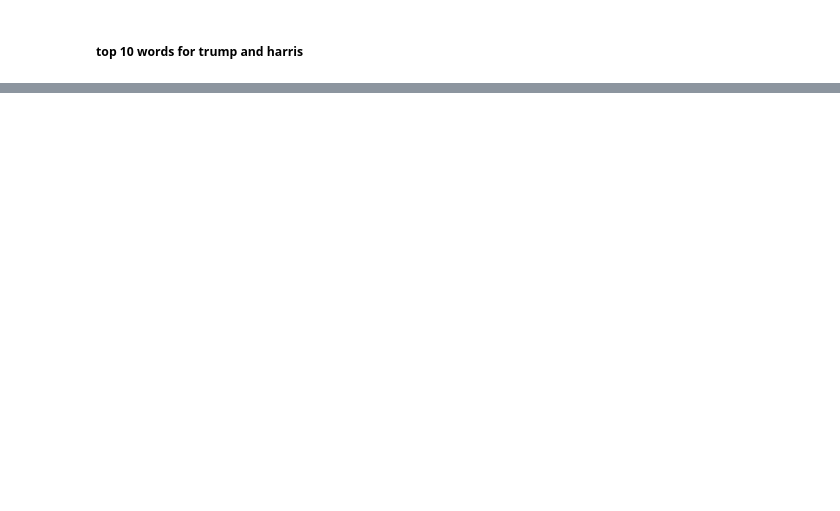
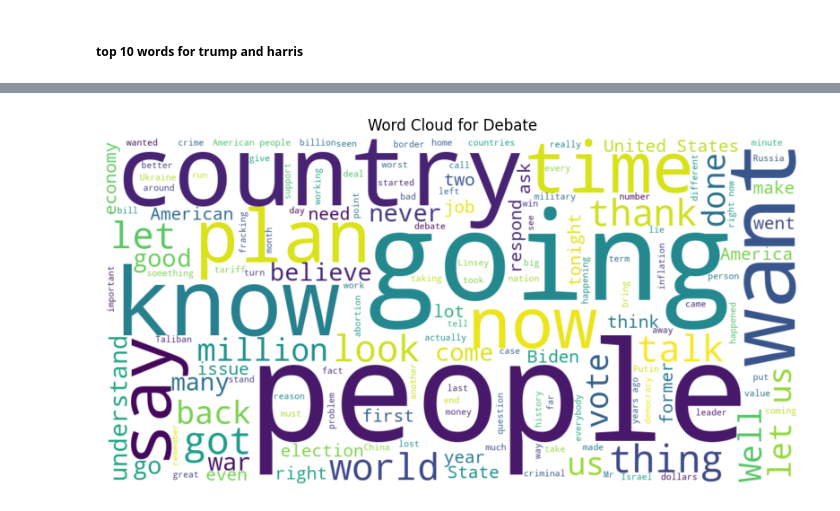
Before and after one commit to soham-bhagwat/Data-Analysis-EDA, a Jupyter notebook: presidential_debate.ipynb, the cells around one changed output, grey strips where cells are left out. Cells and saved outputs as stored; diff of their text form; code cells hidden in the pictures; blank space fills up the shorter version.

```diff
--- a/presidential_debate.ipynb
+++ b/presidential_debate.ipynb
@@ -601,0 +490,62 @@ Top 10 adjectives for Harris:
+# %%
+import re
+import matplotlib.pyplot as plt
+from wordcloud import WordCloud, STOPWORDS
+from PIL import Image
+import numpy as np
+import contractions  # Ensure you have this library installed
+
+# Define stopwords and add custom stopwords
+stopwords = set(STOPWORDS)
+custom_stopwords = {'said', 'one', 'will','President','HARRIS','DAVIS','MUIR','LINDSEY','Donald','president','Trump','Harris','Vice','David'}  # Add any other common words you want to exclude
+stopwords.update(custom_stopwords)
+
+# Function to read text from a file
+def read_text(file_path):
+    with open(file_path, 'r', encoding='utf-8') as file:
+        return file.read()
+
+# Function to expand contractions
+def expand_contractions(text):
+    return contractions.fix(text)
+
+# Function to generate and plot word cloud with a custom image as background (optional)
+def plot_wordcloud(text, background_image_path=None, title='Word Cloud'):
+    # Load the background image if provided
+
+    # Create the word cloud object
+    wordcloud = WordCloud(
+        background_color='white',
+        contour_color='black',
+        contour_width=1,
+        stopwords=stopwords,
+        max_words=500,
+        max_font_size=80,
+        scale=3,
+        random_state=1
+    ).generate(text)
+
+    # Plot the word cloud
+    plt.figure(figsize=(10, 10))
+    plt.imshow(wordcloud, interpolation='bilinear')
+    plt.axis('off')
+    plt.title(title)
+    plt.show()
+
+# Main function to process the debate text and create a word cloud
+def create_debate_wordcloud(file_path, background_image_path=None):
+    text = read_text(file_path)
+
+    # Expand contractions in the text
+    text = expand_contractions(text)
+
+    # Generate and display the word cloud
+    plot_wordcloud(text, background_image_path, 'Word Cloud for Debate')
+
+# Replace with the path to your file and optional background image
+file_path = '/kaggle/input/presidential-debate-2-transcript2024/Presidential_Debate_2_Transcript.txt'
+background_image_path = None  # Replace with the path to an image if you have one
+
+create_debate_wordcloud(file_path)
+# %% [output]
+[figure, added]
```
Also changed, not shown: parts of 12 cells of this notebook.
